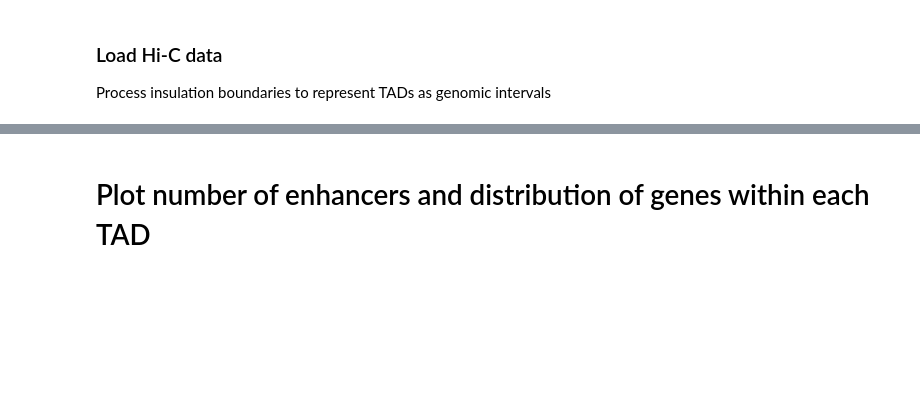
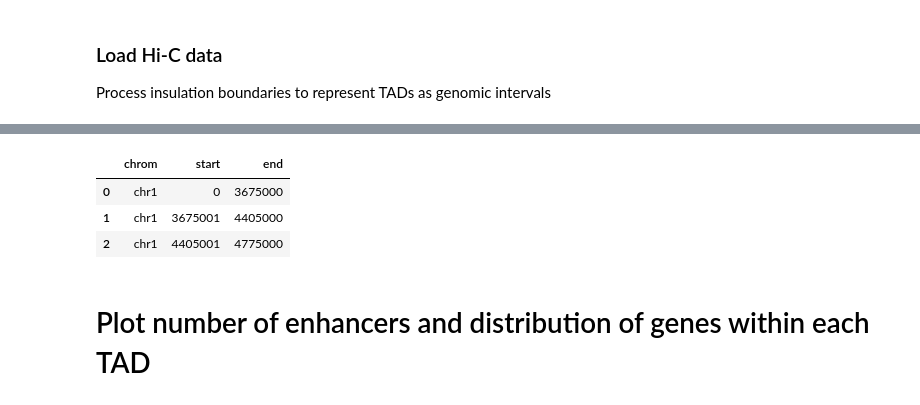
Before and after one commit to Bozhie/transcription_3Dfolding, a Jupyter notebook: transcription_3dfolding/transcription_data_analysis/20221016_dNipBL_proximal_enhancers.ipynb, the cells around one changed output, grey strips where cells are left out. Drawn from its saved outputs; the diff is of its cells as text; code cells hidden in the pictures; blank space fills up the shorter version.

```diff
--- a/transcription_3dfolding/transcription_data_analysis/20221016_dNipBL_proximal_enhancers.ipynb
+++ b/transcription_3dfolding/transcription_data_analysis/20221016_dNipBL_proximal_enhancers.ipynb
@@ -154,3 +153,10 @@ tad_df = flt.tad_windows_from_boundaries(insulation_boundaries, c)
+# %%
+tad_df_mid[0:3]
+# %% [output]
+|  | chrom | start | end |
+| 0 | chr1 | 0 | 3675000 |
+| 1 | chr1 | 3675001 | 4405000 |
+| 2 | chr1 | 4405001 | 4775000 |
 # %% [markdown]
 # Plot number of enhancers and distribution of genes within each TAD
 # %%
```
Also changed, not shown: parts of 7 cells of this notebook, 3 other files.
